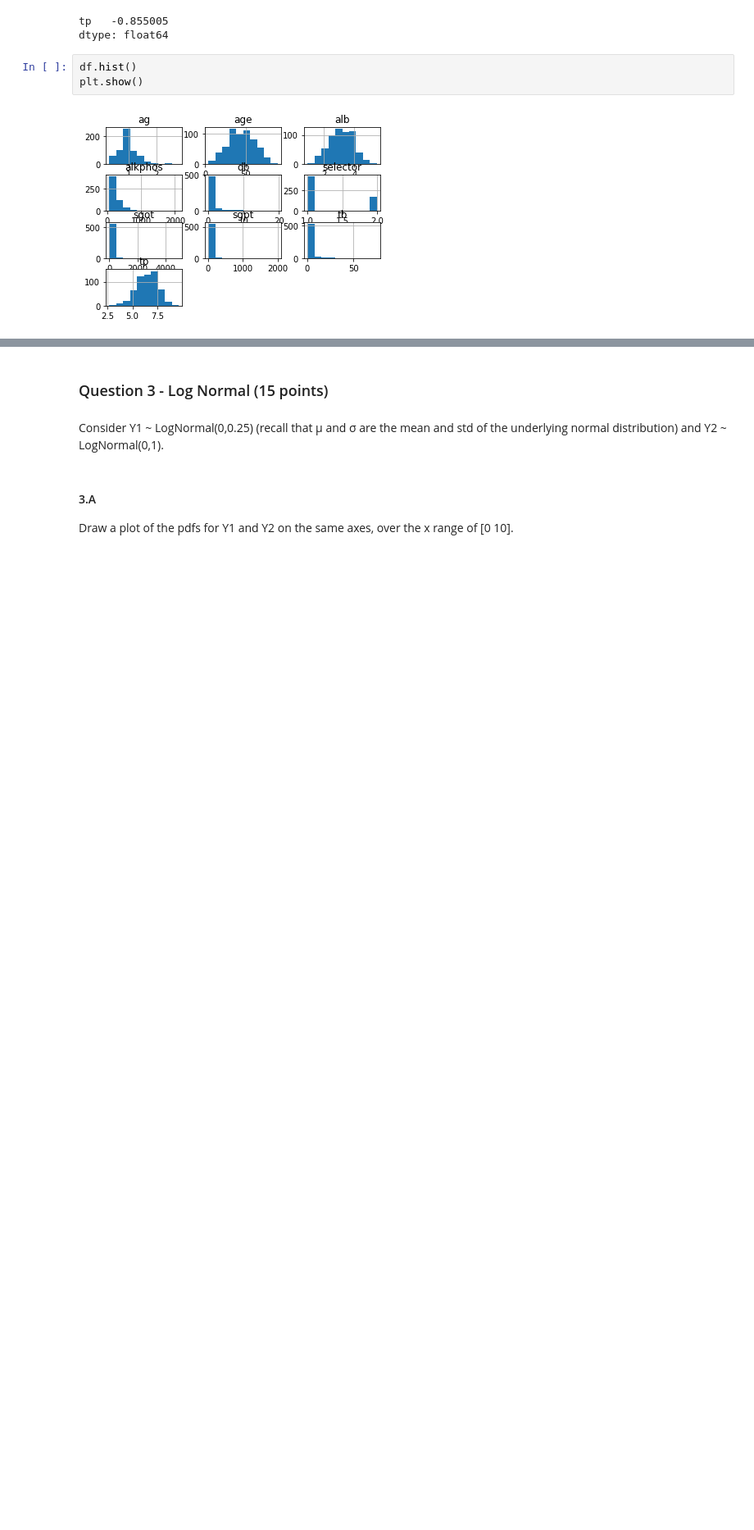
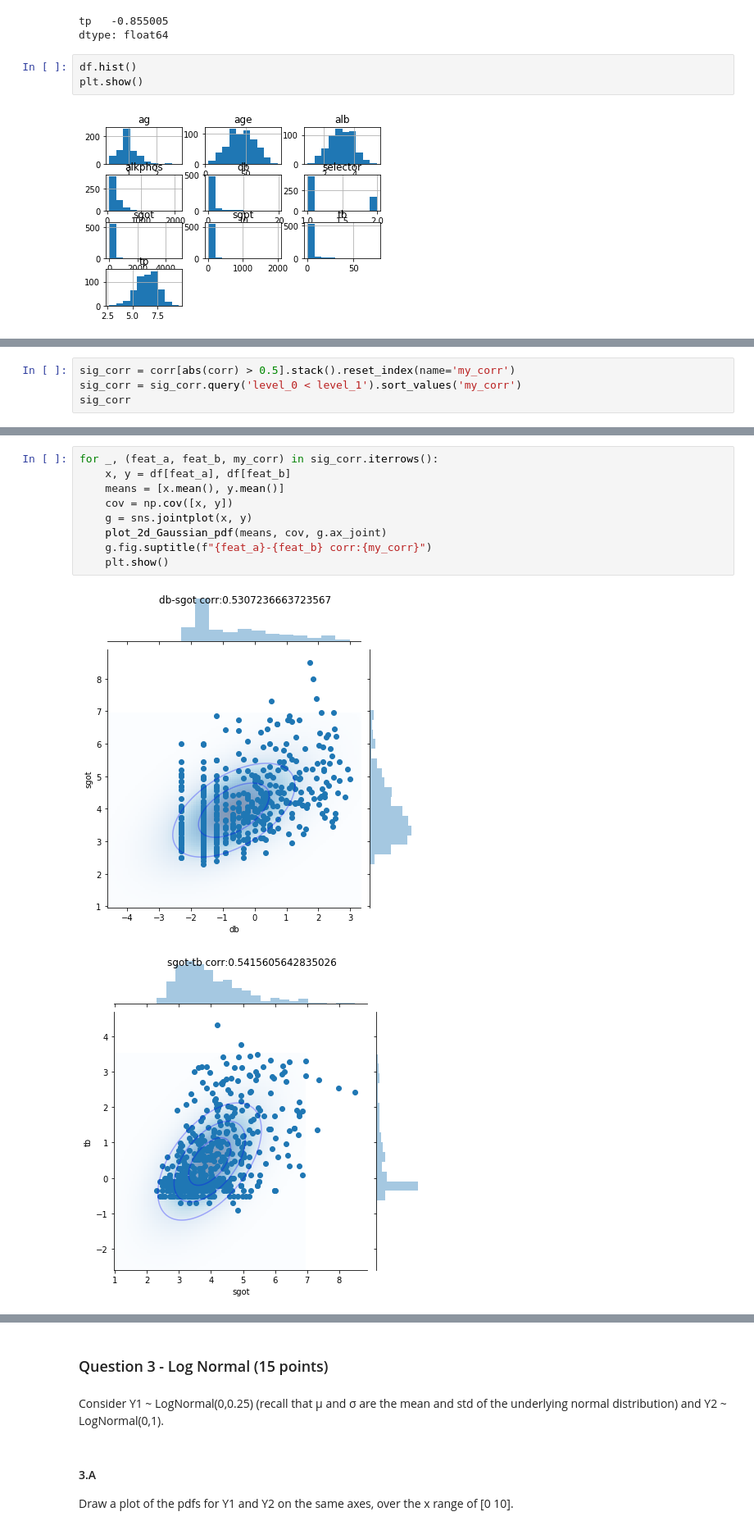
Before and after one commit to ihadanny/stat3620, a Jupyter notebook: HW3_034537969_322156159.ipynb, the cells around one changed output, grey strips where cells are left out. Shown: that part at 82% size. Cells and saved outputs as stored; diff of their text form; blank space fills up the shorter version.

```diff
--- a/HW3_034537969_322156159.ipynb
+++ b/HW3_034537969_322156159.ipynb
@@ -220,0 +228,4 @@ for col in ['alkphos']:
+# %%
+sig_corr = corr[abs(corr) > 0.5].stack().reset_index(name='my_corr')
+sig_corr = sig_corr.query('level_0 < level_1').sort_values('my_corr')
+sig_corr
@@ -220,0 +240,12 @@ for col in ['alkphos']:
+# %%
+for _, (feat_a, feat_b, my_corr) in sig_corr.iterrows():
+    x, y = df[feat_a], df[feat_b]
+    means = [x.mean(), y.mean()]
+    cov = np.cov([x, y])
+    g = sns.jointplot(x, y)
+    plot_2d_Gaussian_pdf(means, cov, g.ax_joint)
+    g.fig.suptitle(f"{feat_a}-{feat_b} corr:{my_corr}")
+    plt.show()
+# %% [output]
+[figure, added]
+[figure, added]
```
Also changed, not shown: parts of 7 cells of this notebook.
